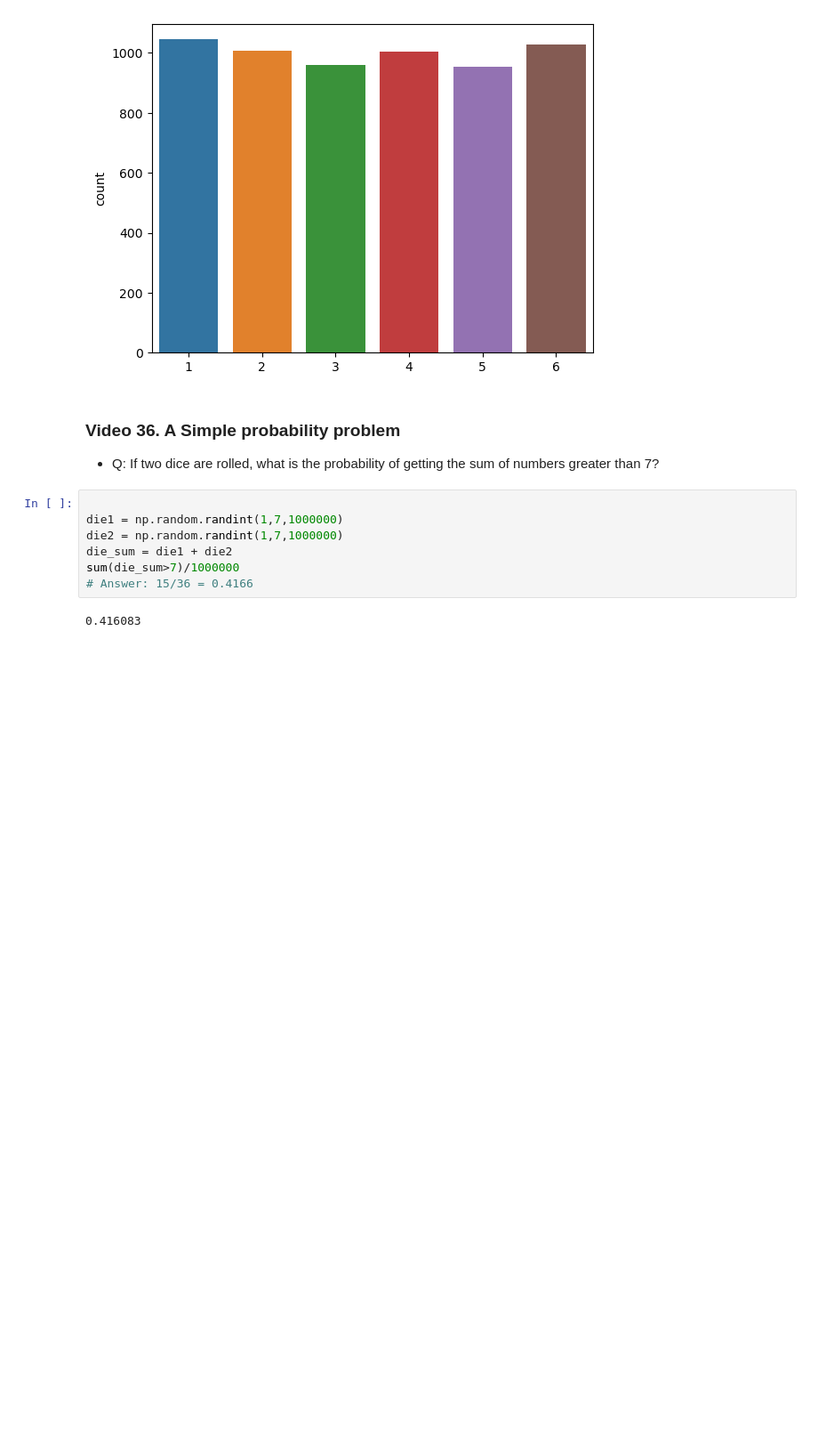
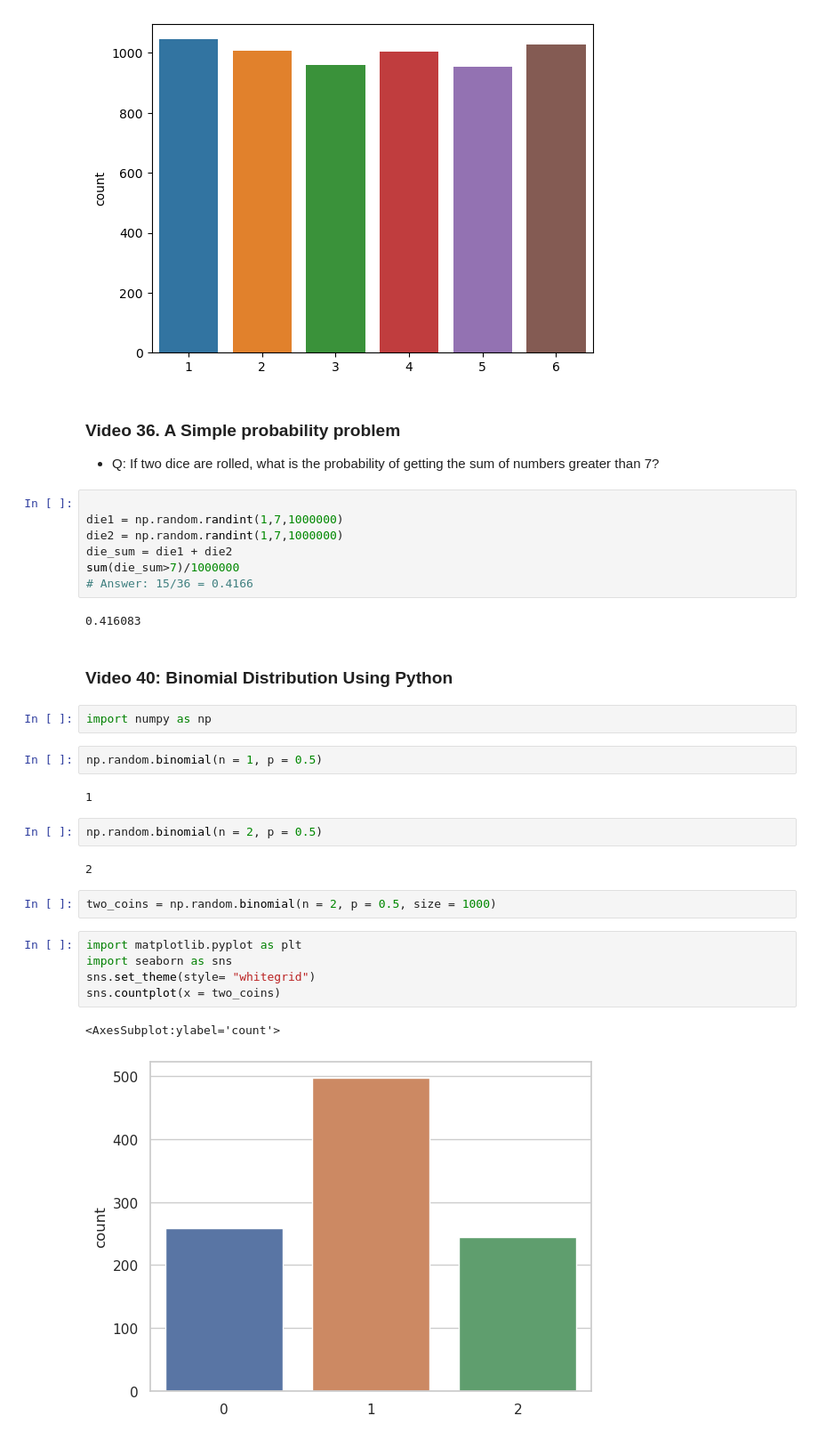
Before and after one commit to rahul-raoniar/Statistics-for-Data-Analysis-using-Python, a Jupyter notebook: 3 Numpy and Probability DIstributions/Numpy and Probability Dist.ipynb, the cells around one changed output. Shown at 89% size. Drawn from its saved outputs; the diff is of its cells as text; blank space fills up the shorter version.

Commit message:
Added binomial and poisson distribution

```diff
--- a/3 Numpy and Probability DIstributions/Numpy and Probability Dist.ipynb
+++ b/3 Numpy and Probability DIstributions/Numpy and Probability Dist.ipynb
@@ -284,3 +284,25 @@ sum(die_sum>7)/1000000
 # Answer: 15/36 = 0.4166
 # %% [output]
 0.416083
+# %% [markdown]
+### Video 40: Binomial Distribution Using Python
+# %%
+import numpy as np
+# %%
+np.random.binomial(n = 1, p = 0.5)
+# %% [output]
+1
+# %%
+np.random.binomial(n = 2, p = 0.5)
+# %% [output]
+2
+# %%
+two_coins = np.random.binomial(n = 2, p = 0.5, size = 1000)
+# %%
+import matplotlib.pyplot as plt
+import seaborn as sns
+sns.set_theme(style= "whitegrid")
+sns.countplot(x = two_coins)
+# %% [output]
+<AxesSubplot:ylabel='count'>
+[figure, added]
```
Also changed, not shown: parts of 15 cells of this notebook.
